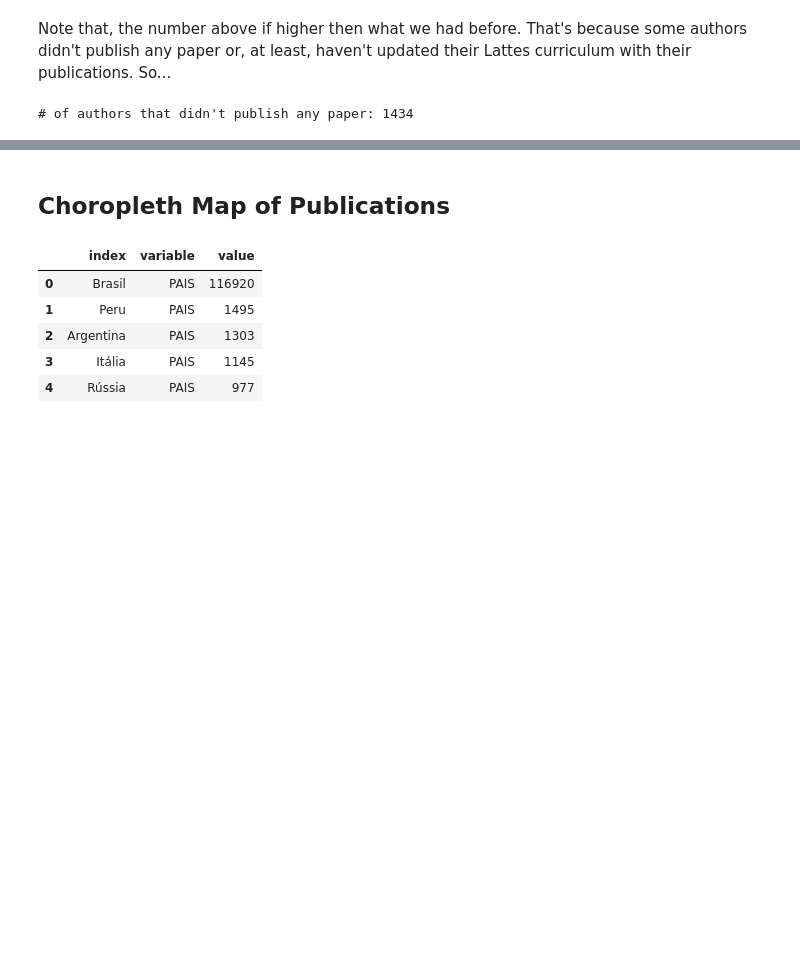
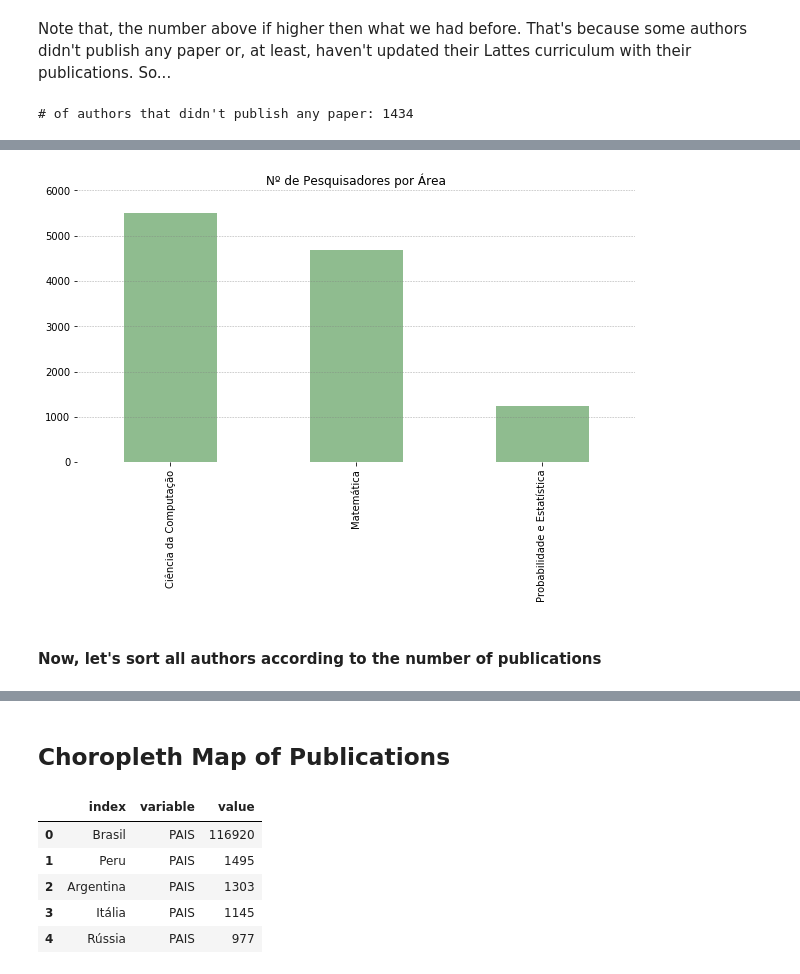
Before and after one commit to davibarreira/PBMNet, a Jupyter notebook: Exploring_Database.ipynb, the cells around one changed output, grey strips where cells are left out. Cells and saved outputs as stored; diff of their text form; code cells hidden in the pictures; blank space fills up the shorter version.

```diff
--- a/Exploring_Database.ipynb
+++ b/Exploring_Database.ipynb
@@ -204,0 +189,34 @@ Name: AREA, dtype: int64
+# %%
+# counting authors in every field
+df_plot = pd.DataFrame(authors['AREA'].value_counts()).transpose()
+
+# aggregating other fields in "Outras"
+df_plot['Matemática'] = df_plot['Matemática'] + df_plot.iloc[:,3:].sum(axis=1)
+
+# dropping other fields
+#df_plot = pd.concat([df_plot.iloc[:,:3], df_plot.iloc[:,-1]], axis=1).transpose()
+# %%
+# plotting
+ax = df_plot.transpose().iloc[:3,:].plot(kind='bar', color='darkseagreen', figsize=(10,5), legend=False,
+                 title='Nº de Pesquisadores por Área')
+
+# removing frames
+ax.spines['top'].set_visible(False)
+ax.spines['right'].set_visible(False)
+ax.spines['bottom'].set_visible(False)
+ax.spines['left'].set_visible(False)
+
+# horizontal grid lines
+ax.yaxis.grid(zorder=0,which="major", color='gray', linestyle=':', linewidth=0.6)
+plt.ylim(0,6000)
+
+# x-ticks
+plt.xticks(rotation=90)
+
+plt.savefig('Pesquisadores_area.png', bbox_inches='tight')
+# %% [output]
+[figure, added]
+# %% [markdown]
+<br>
+
+**Now, let's sort all authors according to the number of publications**
```
Also changed, not shown: parts of 12 cells of this notebook, 6 other files.
